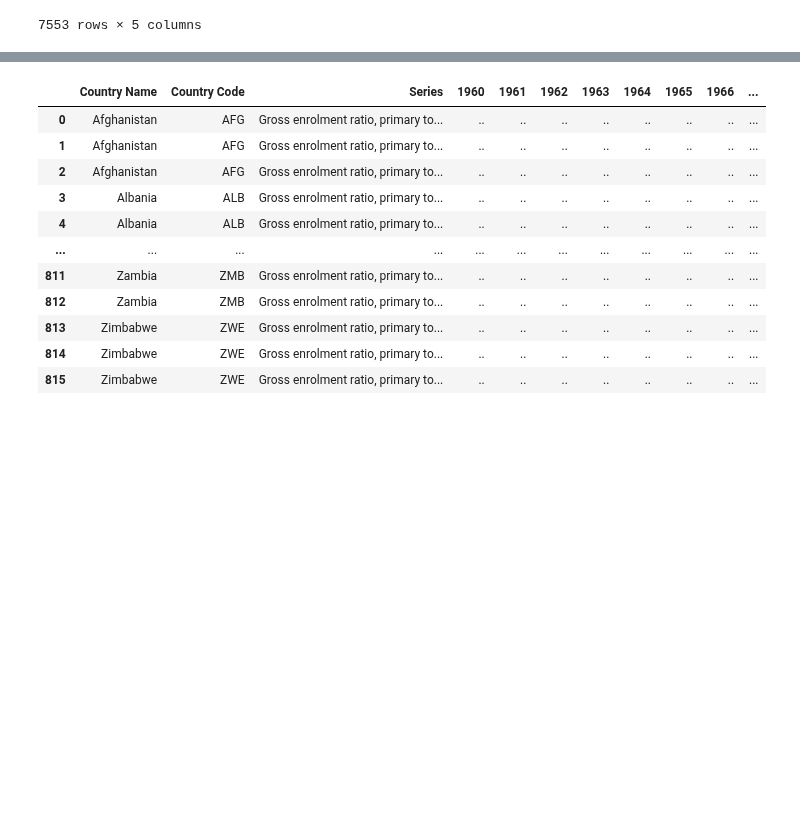
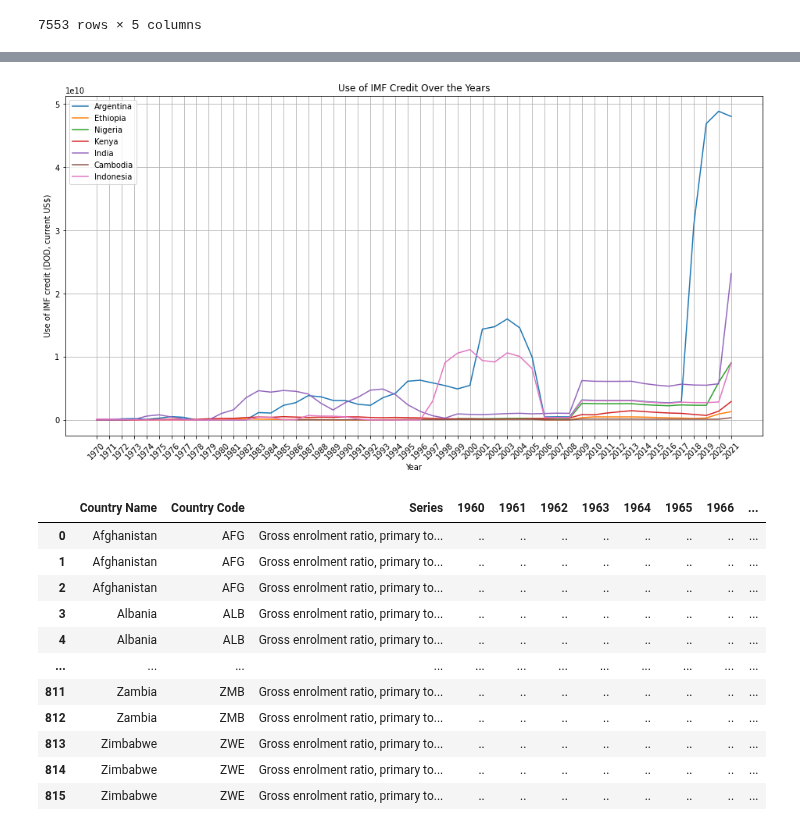
Before and after one commit to saumyasucharita/Agriculture-Data-Analysis, a Jupyter notebook: Exploratory Agriculture Data Analysis.ipynb, the cells around one changed output, grey strips where cells are left out. Drawn from its saved outputs; the diff is of its cells as text; code cells hidden in the pictures; blank space fills up the shorter version.

Commit message:
Added more data visualizations on Agriculture Research Spending, etc

```diff
--- a/Exploratory Agriculture Data Analysis.ipynb
+++ b/Exploratory Agriculture Data Analysis.ipynb
@@ -209,3 +209,32 @@ plot_histplot(world_bank_data, 'Control of Corruption: Estimate', 'Control of Co
+# %%
+
+
+countries_group1 = ['Argentina']
+countries_group2 = ['Ethiopia', 'Nigeria', 'Kenya', 'India', 'Cambodia', 'Indonesia']
+
+
+def plot_lineplot(df, factor, title):
+
+    # Create a figure and axis
+    fig, ax3 = plt.subplots(1, figsize=(16, 8))
+
+    # Filter the data for a specific country
+    for i, country in enumerate(countries_group1 + countries_group2):
+        country_data = df[df['Country'] == country]
+
+    # Create a line plot for "Use of IMF credit" over the years
+        plt.plot(country_data['Year'], country_data[factor], label=country)
+    plt.xlabel('Year')
+    plt.ylabel(factor)
+    plt.title(title)
+    plt.legend()
+    plt.grid(True)
+    plt.xticks(rotation=45)
+    plt.show()
+# %%
+plot_lineplot(world_bank_data, 'Use of IMF credit (DOD, current US$)', 'Use of IMF Credit Over the Years')
+# %% [output]
+[figure, added]
 # %%
 #Import World Bank Education Data
 world_bank_edu = pd.read_csv('Dataset/archive/World_Bank_Education.csv')
```
Also changed, not shown: parts of 27 cells of this notebook.
